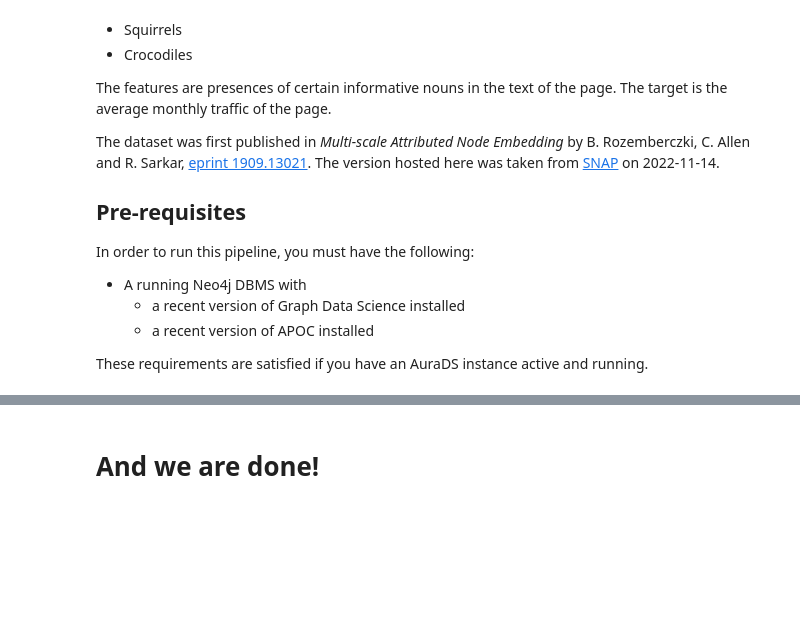
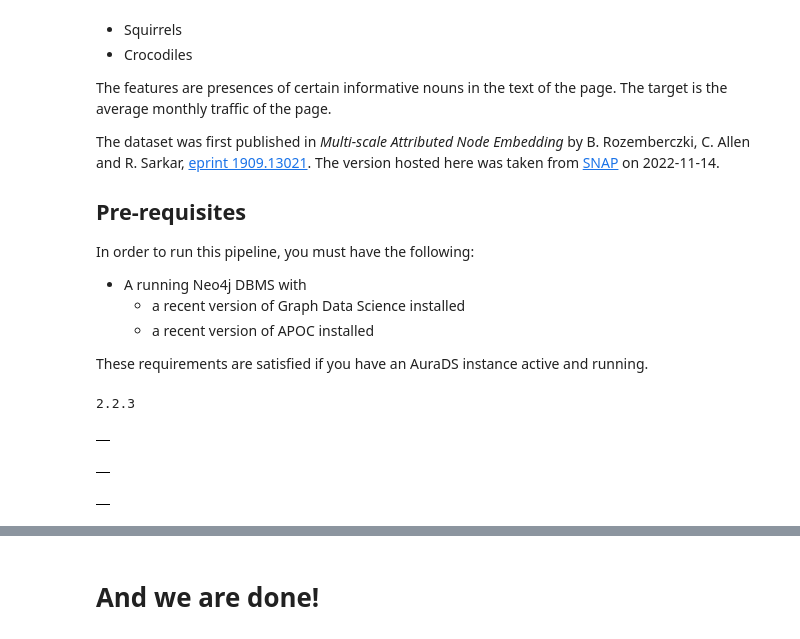
Before and after one commit to neo4j/graph-data-science-client, a Jupyter notebook: examples/node-regression-with-subgraph-and-graph-sample.ipynb, the cells around one changed output, grey strips where cells are left out. Drawn from its saved outputs; the diff is of its cells as text; code cells hidden in the pictures; blank space fills up the shorter version.

```diff
--- a/examples/node-regression-with-subgraph-and-graph-sample.ipynb
+++ b/examples/node-regression-with-subgraph-and-graph-sample.ipynb
@@ -43,13 +43,15 @@ These requirements are satisfied if you have an AuraDS instance active and runni
 from graphdatascience import GraphDataScience
 
 # Replace with the actual connection URI and credentials
-NEO4J_CONNECTION_URI = "bolt://localhost:7687"
+NEO4J_CONNECTION_URI = "neo4j+s://b6789d44.databases.neo4j.io"
 NEO4J_USERNAME = "neo4j"
-NEO4J_PASSWORD = ""
+NEO4J_PASSWORD = "."
 
 
 # Connect to Neo4j and create the GraphDataScience object
-gds = GraphDataScience(NEO4J_CONNECTION_URI, auth=(NEO4J_USERNAME, NEO4J_PASSWORD))
+gds = GraphDataScience(NEO4J_CONNECTION_URI, auth=(NEO4J_USERNAME, NEO4J_PASSWORD), aura_ds=True)
 
 # Test our connection and print the Graph Data Science library version
 print(gds.version())
+# %% [output]
+2.2.3
@@ -134,0 +58,65 @@ gds.run_cypher("""
+# %%
+# Importing the dataset
+
+# The dataset is sourced from this GitHub repository
+baseUrl = "https://github.com/Mats-SX/gdsclient/raw/regression-notebook/examples/datasets/wikipedia-animals-pages"
+
+# Constraints to speed up importing
+gds.run_cypher("""
+    CREATE CONSTRAINT chameleons
+    FOR (c:Chameleon)
+    REQUIRE c.id IS NODE KEY
+""")
+gds.run_cypher("""
+    CREATE CONSTRAINT crocodiles
+    FOR (c:Crocodile)
+    REQUIRE c.id IS NODE KEY
+""")
+gds.run_cypher("""
+    CREATE CONSTRAINT squirrels
+    FOR (s:Squirrel)
+    REQUIRE s.id IS NODE KEY
+""")
+# %% [output]
+|  |
+# %%
+# Create nodes and relationships
+gds.run_cypher("""
+    LOAD CSV WITH HEADERS FROM $baseUrl + '/chameleon/musae_chameleon_edges.csv' AS row
+    MERGE (c1:Chameleon {id: row.id1})
+    MERGE (c2:Chameleon {id: row.id2})
+    MERGE (c1)-[:LINK]->(c2)
+""", {"baseUrl": baseUrl})
+gds.run_cypher("""
+    LOAD CSV WITH HEADERS FROM $baseUrl + '/crocodile/musae_crocodile_edges.csv' AS row
+    MERGE (c1:Crocodile {id: row.id1})
+    MERGE (c2:Crocodile {id: row.id2})
+    MERGE (c1)-[:LINK]->(c2)
+""", {"baseUrl": baseUrl})
+gds.run_cypher("""
+    LOAD CSV WITH HEADERS FROM $baseUrl + '/squirrel/musae_squirrel_edges.csv' AS row
+    MERGE (s1:Squirrel {id: row.id1})
+    MERGE (s2:Squirrel {id: row.id2})
+    MERGE (s1)-[:LINK]->(s2)
+""", {"baseUrl": baseUrl})
+# %% [output]
+|  |
+# %%
+# Create target properties
+gds.run_cypher("""
+    LOAD CSV WITH HEADERS FROM $baseUrl + '/chameleon/musae_chameleon_target.csv' AS row
+    MATCH (c:Chameleon {id: row.id})
+    SET c.target = toInteger(row.target)
+""", {"baseUrl": baseUrl})
+gds.run_cypher("""
+    LOAD CSV WITH HEADERS FROM $baseUrl + '/crocodile/musae_crocodile_target.csv' AS row
+    MATCH (c:Crocodile {id: row.id})
+    SET c.target = toInteger(row.target)
+""", {"baseUrl": baseUrl})
+gds.run_cypher("""
+    LOAD CSV WITH HEADERS FROM $baseUrl + '/squirrel/musae_squirrel_target.csv' AS row
+    MATCH (s:Squirrel {id: row.id})
+    SET s.target = toInteger(row.target)
+""", {"baseUrl": baseUrl})
+# %% [output]
+|  |
```
Also changed, not shown: parts of 9 cells of this notebook.
